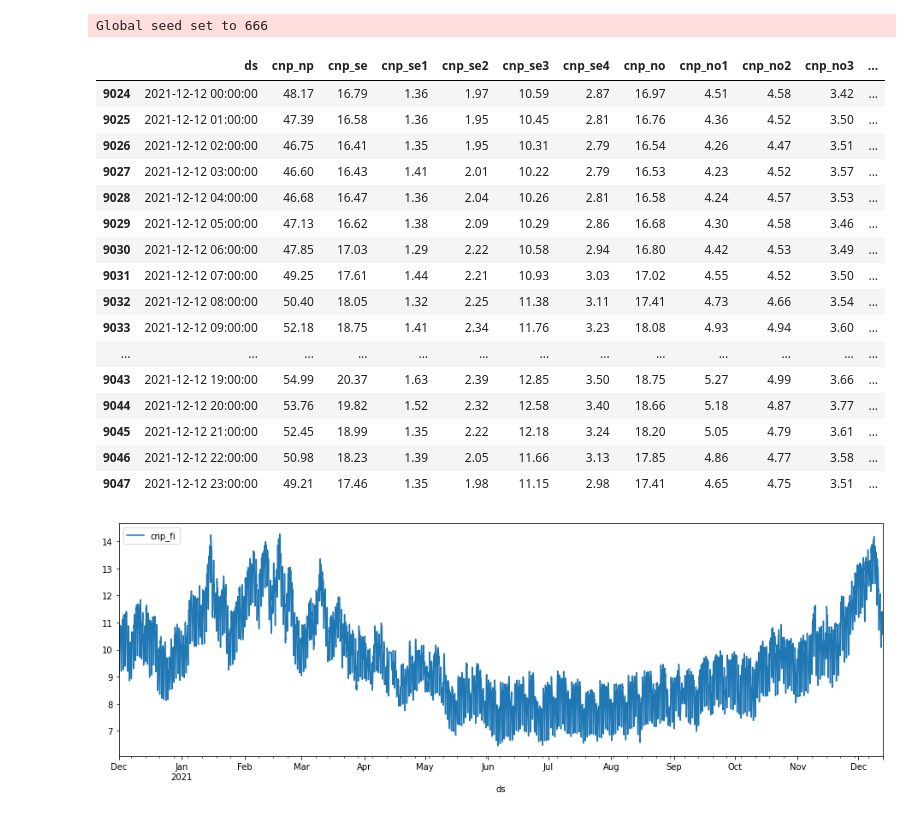
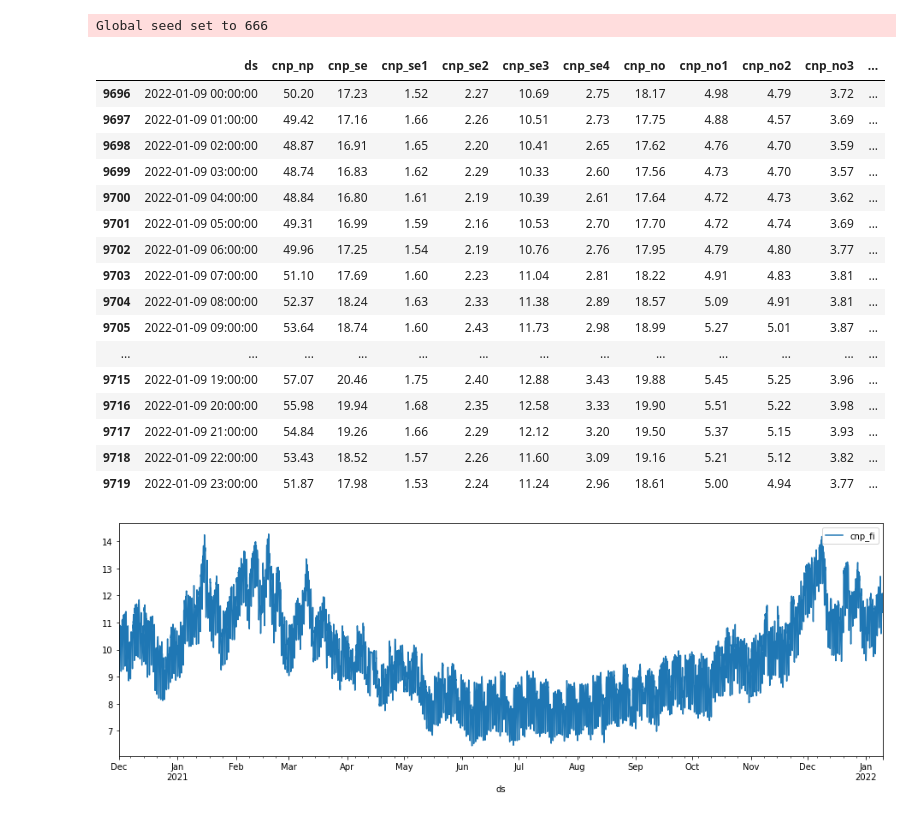
Before and after one commit to Skalolom/zone_cnp_forecasting, a Jupyter notebook: nhits_forecasting_model.ipynb, the cells around one changed output. Saved outputs shown, nothing was run; the diff lists cells and outputs as text; code cells hidden in the pictures.

Commit message:
added some functionality to the forecasting model

```diff
--- a/nhits_forecasting_model.ipynb
+++ b/nhits_forecasting_model.ipynb
@@ -235,51 +235,51 @@ column_names = [
     'cnp_dk', 'cnp_dk1', 'cnp_dk2',
     'cnp_fi'
 ]
 
 history_start_date = datetime(year=2020, month=12, day=1)
-history_end_date = datetime(year=2021, month=12, day=5)
-forecast_end_date = datetime(year=2021, month=12, day=12)
+history_end_date = datetime(year=2022, month=1, day=2)
+forecast_end_date = datetime(year=2022, month=1, day=9)
 
 request = {
     "series": ','.join(data_series),
     'interval': 'hour',
     'start': history_start_date.strftime('%Y-%m-%d'),
     'end': forecast_end_date.strftime('%Y-%m-%d'),
     'token': '8ycj3jSf2DJZOtX',
     #'token': '7EMf0VCcZxcIdBy',
     'emptydata': 'yes',
     'currency': '',
     'dateFormat': 'nbno',
     'numberFormat': 'nothousandsdot',
     'fileformat': 'csv',
     'headers': 'no'
 }
 
 dataUrl = f'https://syspower5.skm.no/api/webquery/execute?{url.urlencode(request)}'
 data = pd.read_csv(dataUrl, sep=';', index_col=0, parse_dates=True, dayfirst=True,
                    header=None, names = ['ds'] + column_names).interpolate().reset_index()
 
 data.plot(x='ds', y='cnp_fi', figsize=(16, 5))
 data.tail(24)
 # %% [output]
 |  | ds | cnp_np | cnp_se | cnp_se1 | cnp_se2 | cnp_se3 | cnp_se4 | cnp_no | cnp_no1 | cnp_no2 | cnp_no3 | ... |
-| 9024 | 2021-12-12 00:00:00 | 48.17 | 16.79 | 1.36 | 1.97 | 10.59 | 2.87 | 16.97 | 4.51 | 4.58 | 3.42 | ... |
-| 9025 | 2021-12-12 01:00:00 | 47.39 | 16.58 | 1.36 | 1.95 | 10.45 | 2.81 | 16.76 | 4.36 | 4.52 | 3.50 | ... |
-| 9026 | 2021-12-12 02:00:00 | 46.75 | 16.41 | 1.35 | 1.95 | 10.31 | 2.79 | 16.54 | 4.26 | 4.47 | 3.51 | ... |
-| 9027 | 2021-12-12 03:00:00 | 46.60 | 16.43 | 1.41 | 2.01 | 10.22 | 2.79 | 16.53 | 4.23 | 4.52 | 3.57 | ... |
-| 9028 | 2021-12-12 04:00:00 | 46.68 | 16.47 | 1.36 | 2.04 | 10.26 | 2.81 | 16.58 | 4.24 | 4.57 | 3.53 | ... |
-| 9029 | 2021-12-12 05:00:00 | 47.13 | 16.62 | 1.38 | 2.09 | 10.29 | 2.86 | 16.68 | 4.30 | 4.58 | 3.46 | ... |
-| 9030 | 2021-12-12 06:00:00 | 47.85 | 17.03 | 1.29 | 2.22 | 10.58 | 2.94 | 16.80 | 4.42 | 4.53 | 3.49 | ... |
-| 9031 | 2021-12-12 07:00:00 | 49.25 | 17.61 | 1.44 | 2.21 | 10.93 | 3.03 | 17.02 | 4.55 | 4.52 | 3.50 | ... |
-| 9032 | 2021-12-12 08:00:00 | 50.40 | 18.05 | 1.32 | 2.25 | 11.38 | 3.11 | 17.41 | 4.73 | 4.66 | 3.54 | ... |
-| 9033 | 2021-12-12 09:00:00 | 52.18 | 18.75 | 1.41 | 2.34 | 11.76 | 3.23 | 18.08 | 4.93 | 4.94 | 3.60 | ... |
+| 9696 | 2022-01-09 00:00:00 | 50.20 | 17.23 | 1.52 | 2.27 | 10.69 | 2.75 | 18.17 | 4.98 | 4.79 | 3.72 | ... |
+| 9697 | 2022-01-09 01:00:00 | 49.42 | 17.16 | 1.66 | 2.26 | 10.51 | 2.73 | 17.75 | 4.88 | 4.57 | 3.69 | ... |
+| 9698 | 2022-01-09 02:00:00 | 48.87 | 16.91 | 1.65 | 2.20 | 10.41 | 2.65 | 17.62 | 4.76 | 4.70 | 3.59 | ... |
+| 9699 | 2022-01-09 03:00:00 | 48.74 | 16.83 | 1.62 | 2.29 | 10.33 | 2.60 | 17.56 | 4.73 | 4.70 | 3.57 | ... |
+| 9700 | 2022-01-09 04:00:00 | 48.84 | 16.80 | 1.61 | 2.19 | 10.39 | 2.61 | 17.64 | 4.72 | 4.73 | 3.62 | ... |
+| 9701 | 2022-01-09 05:00:00 | 49.31 | 16.99 | 1.59 | 2.16 | 10.53 | 2.70 | 17.70 | 4.72 | 4.74 | 3.69 | ... |
+| 9702 | 2022-01-09 06:00:00 | 49.96 | 17.25 | 1.54 | 2.19 | 10.76 | 2.76 | 17.95 | 4.79 | 4.80 | 3.77 | ... |
+| 9703 | 2022-01-09 07:00:00 | 51.10 | 17.69 | 1.60 | 2.23 | 11.04 | 2.81 | 18.22 | 4.91 | 4.83 | 3.81 | ... |
+| 9704 | 2022-01-09 08:00:00 | 52.37 | 18.24 | 1.63 | 2.33 | 11.38 | 2.89 | 18.57 | 5.09 | 4.91 | 3.81 | ... |
+| 9705 | 2022-01-09 09:00:00 | 53.64 | 18.74 | 1.60 | 2.43 | 11.73 | 2.98 | 18.99 | 5.27 | 5.01 | 3.87 | ... |
 | ... | ... | ... | ... | ... | ... | ... | ... | ... | ... | ... | ... | ... |
-| 9043 | 2021-12-12 19:00:00 | 54.99 | 20.37 | 1.63 | 2.39 | 12.85 | 3.50 | 18.75 | 5.27 | 4.99 | 3.66 | ... |
-| 9044 | 2021-12-12 20:00:00 | 53.76 | 19.82 | 1.52 | 2.32 | 12.58 | 3.40 | 18.66 | 5.18 | 4.87 | 3.77 | ... |
-| 9045 | 2021-12-12 21:00:00 | 52.45 | 18.99 | 1.35 | 2.22 | 12.18 | 3.24 | 18.20 | 5.05 | 4.79 | 3.61 | ... |
-| 9046 | 2021-12-12 22:00:00 | 50.98 | 18.23 | 1.39 | 2.05 | 11.66 | 3.13 | 17.85 | 4.86 | 4.77 | 3.58 | ... |
-| 9047 | 2021-12-12 23:00:00 | 49.21 | 17.46 | 1.35 | 1.98 | 11.15 | 2.98 | 17.41 | 4.65 | 4.75 | 3.51 | ... |
+| 9715 | 2022-01-09 19:00:00 | 57.07 | 20.46 | 1.75 | 2.40 | 12.88 | 3.43 | 19.88 | 5.45 | 5.25 | 3.96 | ... |
+| 9716 | 2022-01-09 20:00:00 | 55.98 | 19.94 | 1.68 | 2.35 | 12.58 | 3.33 | 19.90 | 5.51 | 5.22 | 3.98 | ... |
+| 9717 | 2022-01-09 21:00:00 | 54.84 | 19.26 | 1.66 | 2.29 | 12.12 | 3.20 | 19.50 | 5.37 | 5.15 | 3.93 | ... |
+| 9718 | 2022-01-09 22:00:00 | 53.43 | 18.52 | 1.57 | 2.26 | 11.60 | 3.09 | 19.16 | 5.21 | 5.12 | 3.82 | ... |
+| 9719 | 2022-01-09 23:00:00 | 51.87 | 17.98 | 1.53 | 2.24 | 11.24 | 2.96 | 18.61 | 5.00 | 4.94 | 3.77 | ... |
-[figure, old version]
+[figure, new version]
 # %%
 data_series_exog = [
     'SMHITEMPFI_F', 'SMHITEMPSE_F', 'SMHITEMPNO_F', 'SMHITEMPNP_F', 'SMHITEMPDK_F'
```
Also changed, not shown: parts of 16 cells of this notebook, 6 other files.
